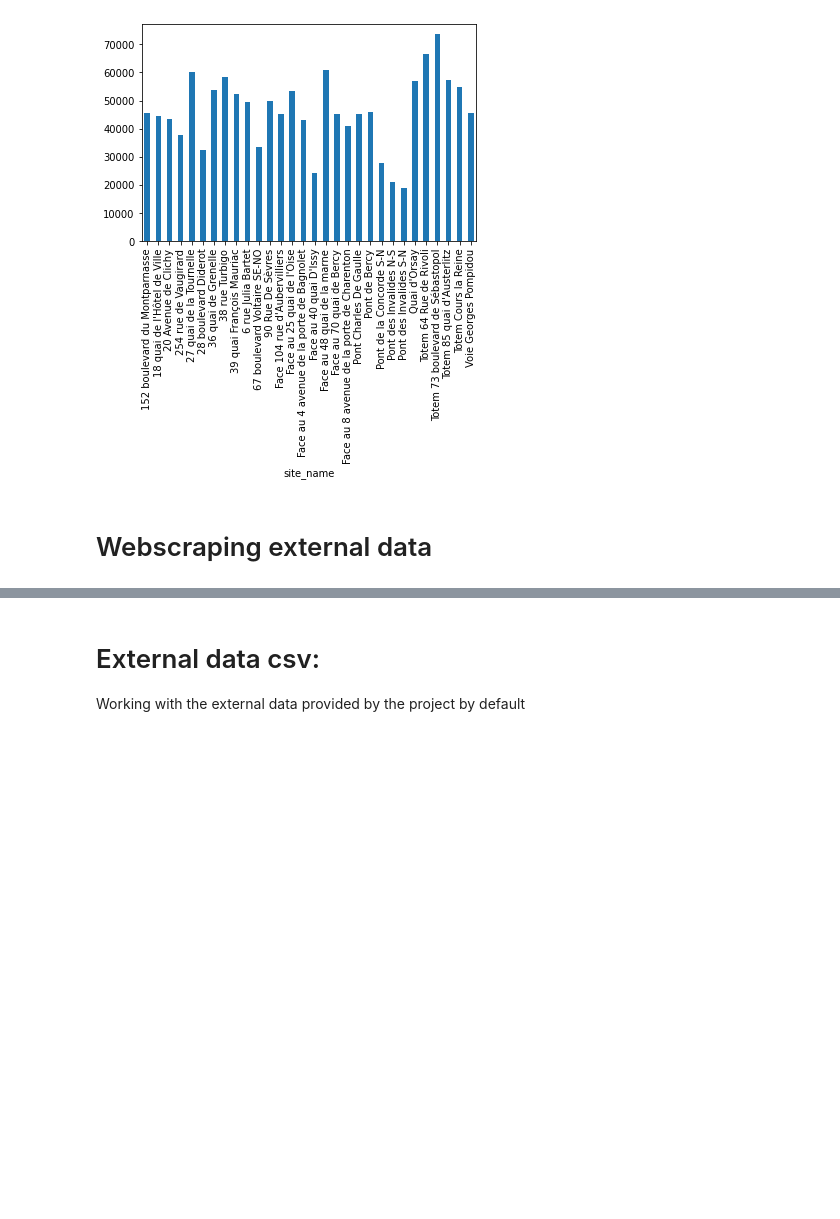
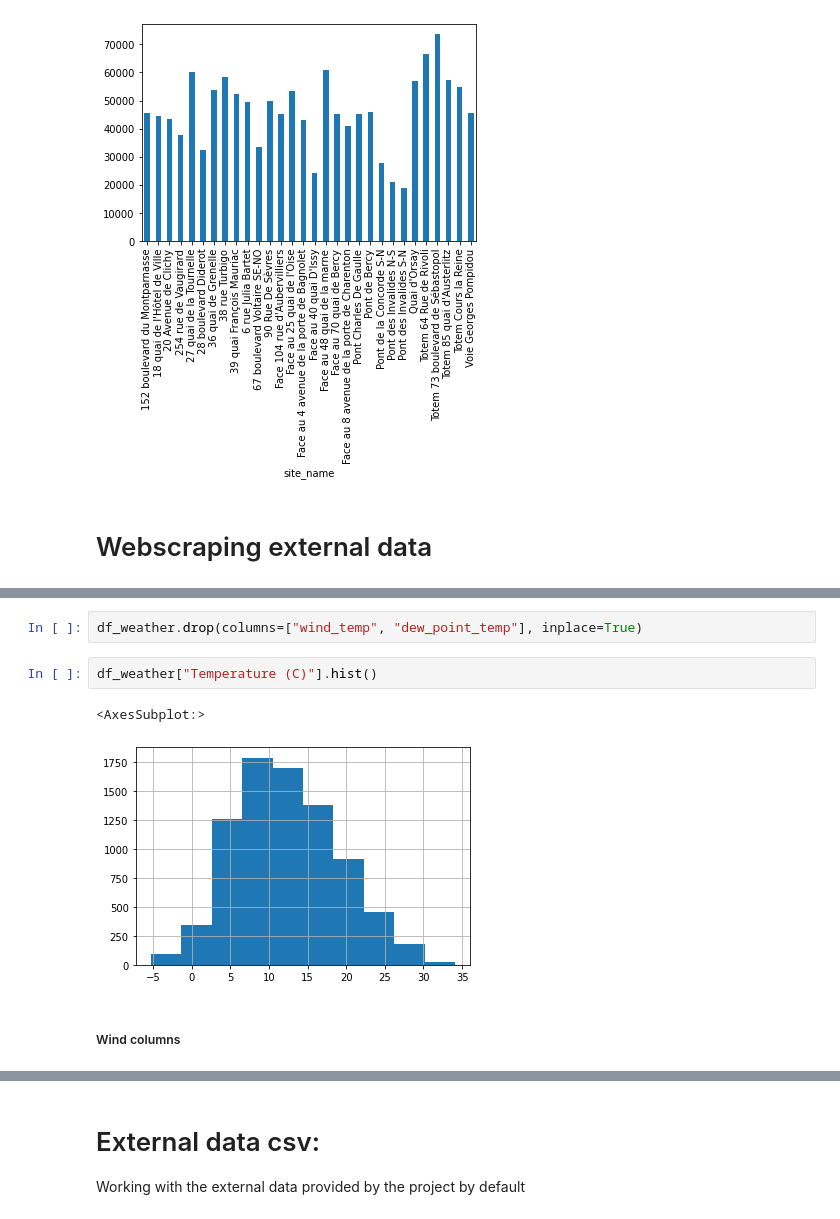
Before and after one commit to Rehann2/bike_counts_Kaan_Rehan, a Jupyter notebook: bike_counters_starting_kit.ipynb, the cells around one changed output, grey strips where cells are left out. Cells and saved outputs as stored; diff of their text form; blank space fills up the shorter version.

```diff
--- a/bike_counters_starting_kit.ipynb
+++ b/bike_counters_starting_kit.ipynb
@@ -136,0 +254,9 @@ bike_counts.log_bike_count.plot(kind="bar")
+# %%
+df_weather.drop(columns=["wind_temp", "dew_point_temp"], inplace=True)
+# %%
+df_weather["Temperature (C)"].hist()
+# %% [output]
+<AxesSubplot:>
+[figure, added]
+# %% [markdown]
+##### Wind columns
```
Also changed, not shown: parts of 25 cells of this notebook.
